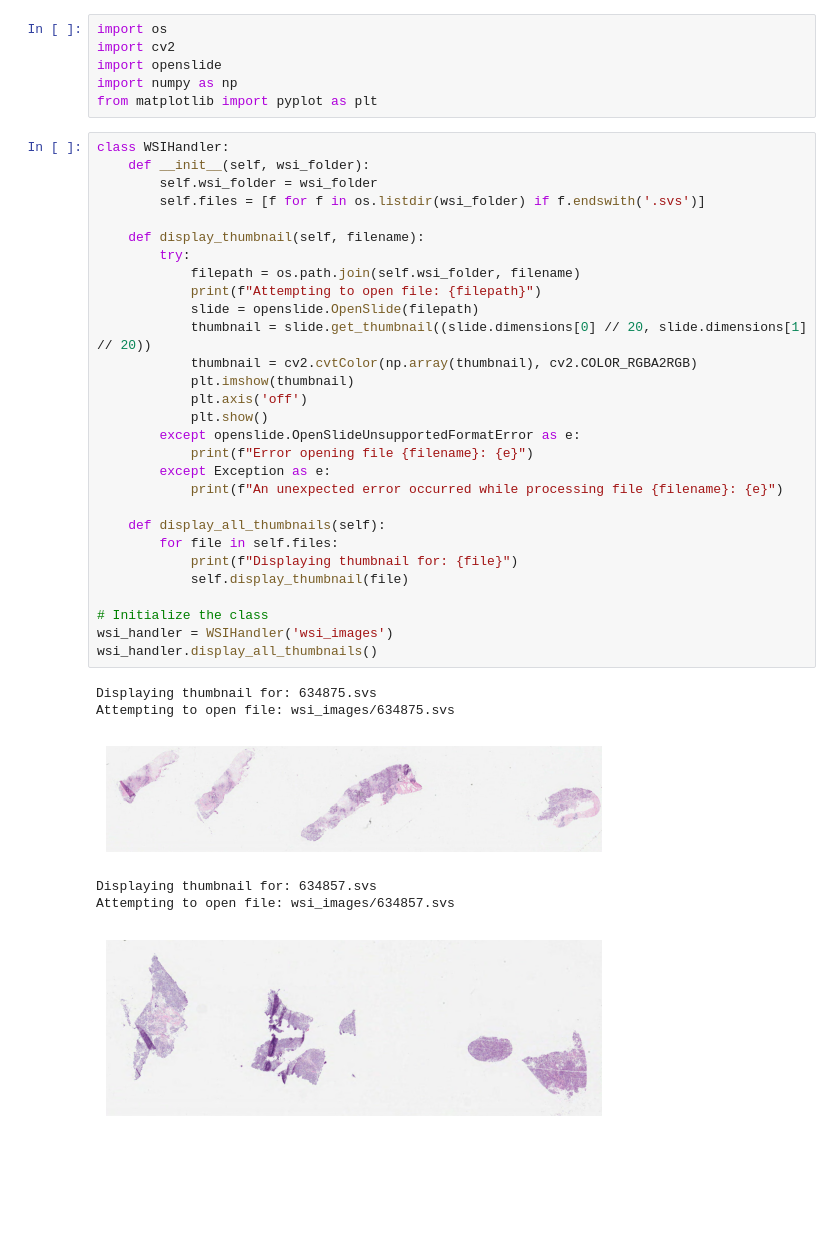
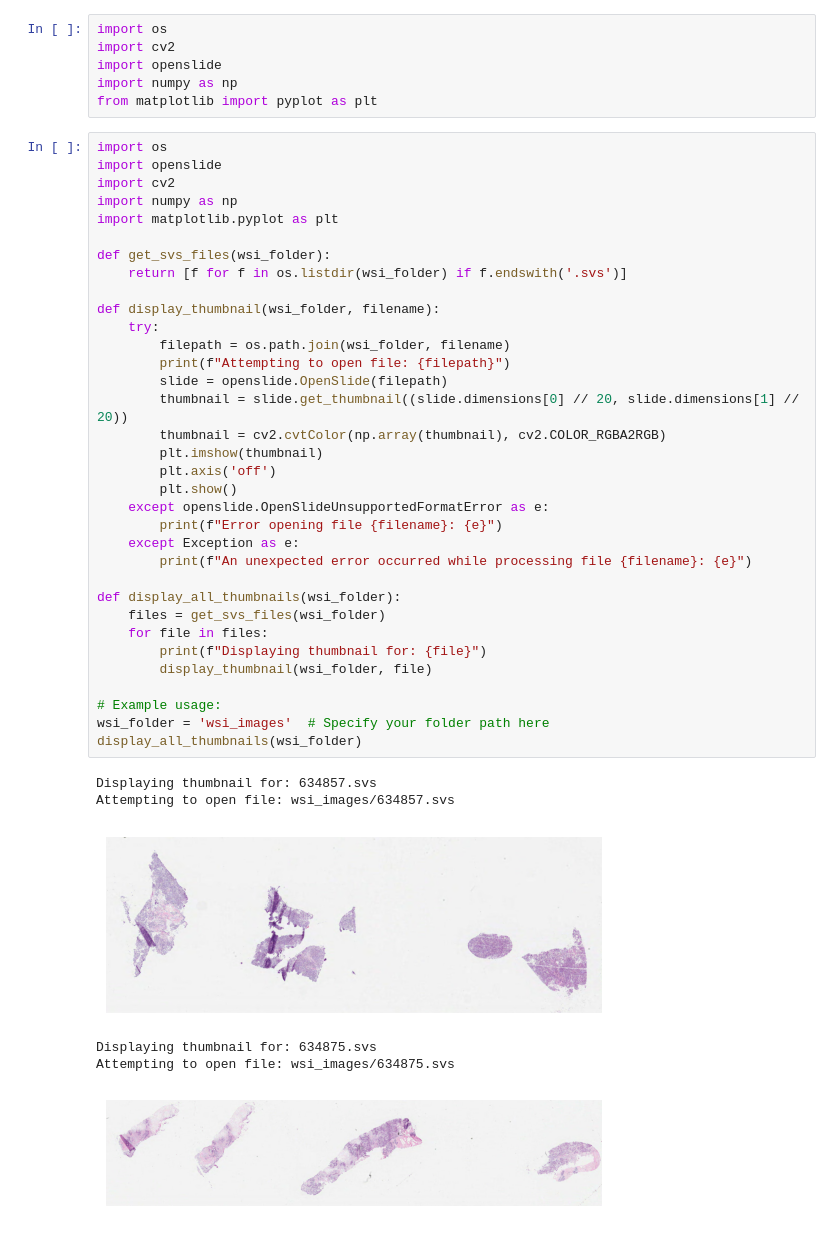
Before and after one commit to OpenBioResearch/py-wsi-digital-pathology, a Jupyter notebook: wsi_svs_thumbnail.ipynb, the cells around one changed output. Saved outputs shown, nothing was run; the diff lists cells and outputs as text; blank space fills up the shorter version.

```diff
--- a/wsi_svs_thumbnail.ipynb
+++ b/wsi_svs_thumbnail.ipynb
@@ -5,38 +5,43 @@ import openslide
 import numpy as np
 from matplotlib import pyplot as plt
 # %%
-class WSIHandler:
-    def __init__(self, wsi_folder):
-        self.wsi_folder = wsi_folder
-        self.files = [f for f in os.listdir(wsi_folder) if f.endswith('.svs')]
+import os
+import openslide
+import cv2
+import numpy as np
+import matplotlib.pyplot as plt
 
-    def display_thumbnail(self, filename):
-        try:
-            filepath = os.path.join(self.wsi_folder, filename)
-            print(f"Attempting to open file: {filepath}")
-            slide = openslide.OpenSlide(filepath)
-            thumbnail = slide.get_thumbnail((slide.dimensions[0] // 20, slide.dimensions[1] // 20))
-            thumbnail = cv2.cvtColor(np.array(thumbnail), cv2.COLOR_RGBA2RGB)
-            plt.imshow(thumbnail)
-            plt.axis('off')
-            plt.show()
-        except openslide.OpenSlideUnsupportedFormatError as e:
-            print(f"Error opening file {filename}: {e}")
-        except Exception as e:
-            print(f"An unexpected error occurred while processing file {filename}: {e}")
+def get_svs_files(wsi_folder):
+    return [f for f in os.listdir(wsi_folder) if f.endswith('.svs')]
 
-    def display_all_thumbnails(self):
-        for file in self.files:
-            print(f"Displaying thumbnail for: {file}")
-            self.display_thumbnail(file)
+def display_thumbnail(wsi_folder, filename):
+    try:
+        filepath = os.path.join(wsi_folder, filename)
+        print(f"Attempting to open file: {filepath}")
+        slide = openslide.OpenSlide(filepath)
+        thumbnail = slide.get_thumbnail((slide.dimensions[0] // 20, slide.dimensions[1] // 20))
+        thumbnail = cv2.cvtColor(np.array(thumbnail), cv2.COLOR_RGBA2RGB)
+        plt.imshow(thumbnail)
+        plt.axis('off')
+        plt.show()
+    except openslide.OpenSlideUnsupportedFormatError as e:
+        print(f"Error opening file {filename}: {e}")
+    except Exception as e:
+        print(f"An unexpected error occurred while processing file {filename}: {e}")
 
-# Initialize the class
-wsi_handler = WSIHandler('wsi_images')
-wsi_handler.display_all_thumbnails()
+def display_all_thumbnails(wsi_folder):
+    files = get_svs_files(wsi_folder)
+    for file in files:
+        print(f"Displaying thumbnail for: {file}")
+        display_thumbnail(wsi_folder, file)
+
+# Example usage:
+wsi_folder = 'wsi_images'  # Specify your folder path here
+display_all_thumbnails(wsi_folder)
 # %% [output]
-Displaying thumbnail for: 634875.svs
-Attempting to open file: wsi_images/634875.svs
+Displaying thumbnail for: 634857.svs
+Attempting to open file: wsi_images/634857.svs
-[figure, old version]
+[figure, new version]
-Displaying thumbnail for: 634857.svs
-Attempting to open file: wsi_images/634857.svs
+Displaying thumbnail for: 634875.svs
+Attempting to open file: wsi_images/634875.svs
-[figure, old version]
+[figure, new version]
```
Also changed, not shown: 1 other file.
